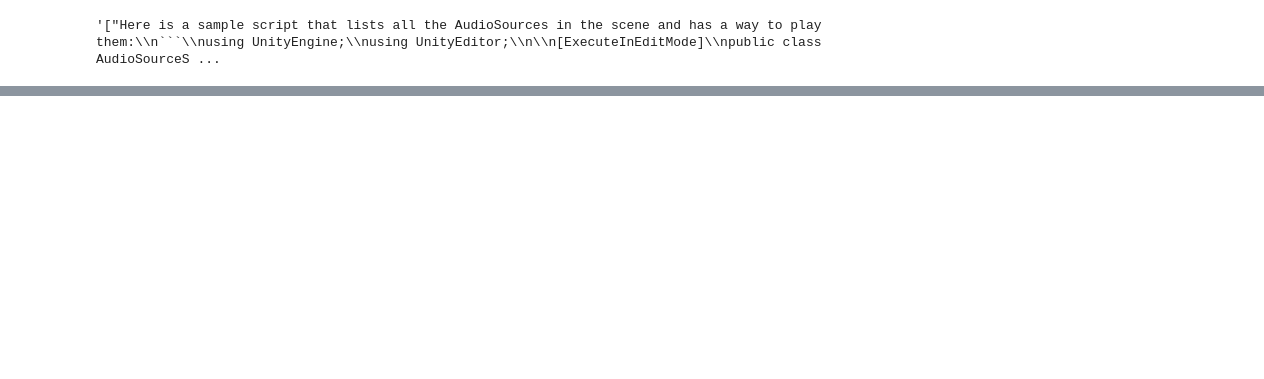
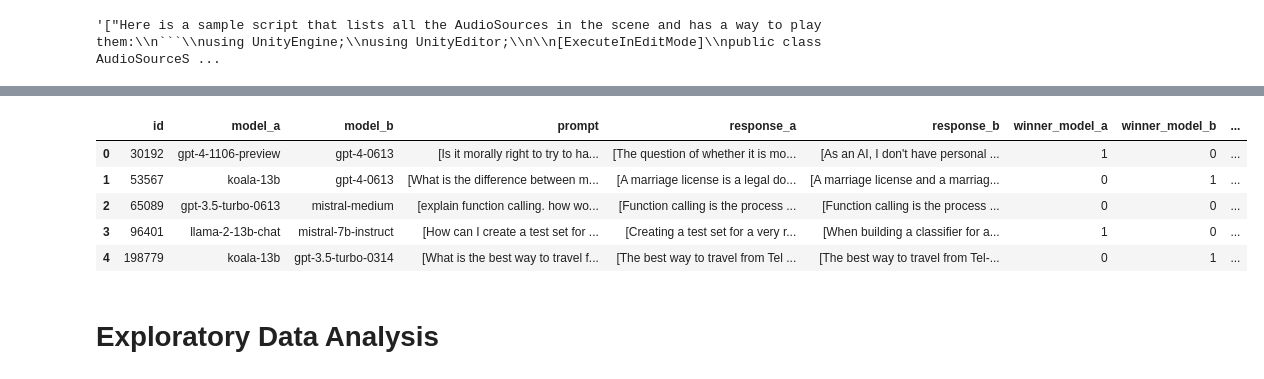
Before and after one commit to DiaPorntipa/chatbot-responds-preference-pridiction, a Jupyter notebook: my-submission.ipynb, the cells around one changed output, grey strips where cells are left out. Saved outputs shown, nothing was run; the diff lists cells and outputs as text; code cells hidden in the pictures; blank space fills up the shorter version.

```diff
--- a/my-submission.ipynb
+++ b/my-submission.ipynb
@@ -119,0 +127,31 @@ df_orig.loc[130, "response_a"]
+# %%
+# Word-count features
+import re
+def word_count(text):
+    return len(re.findall(r'\b\w+\b', text))
+
+df['response_a_wc'] = df['response_a'].apply(lambda x: [word_count(text) for text in x])
+df['response_b_wc'] = df['response_b'].apply(lambda x: [word_count(text) for text in x])
+
+# Sentiment features
+!pip install -U textblob
+from textblob import TextBlob
+def get_sentiment(text):
+    blob = TextBlob(text)
+    return blob.sentiment.polarity
+
+# df['prompt_sentiment'] = df['prompt'].apply(lambda x: [get_sentiment(text) for text in x])
+# df['response_a_sentiment'] = df['response_a'].apply(lambda x: [get_sentiment(text) for text in x])
+# df['response_b_sentiment'] = df['response_b'].apply(lambda x: [get_sentiment(text) for text in x])
+
+# Readability scores
+!pip install textstat
+import textstat
+def get_readability(text):
+    return textstat.automated_readability_index(text)
+
+df['response_a_readability'] = df['response_a'].apply(lambda x: [get_readability(text) for text in x])
+df['response_b_readability'] = df['response_b'].apply(lambda x: [get_readability(text) for text in x])
+
+df.head()
+# %% [output]
@@ -119,0 +175,8 @@ df_orig.loc[130, "response_a"]
+|  | id | model_a | model_b | prompt | response_a | response_b | winner_model_a | winner_model_b | ... |
+| 0 | 30192 | gpt-4-1106-preview | gpt-4-0613 | [Is it morally right to try to ha... | [The question of whether it is mo... | [As an AI, I don't have personal ... | 1 | 0 | ... |
+| 1 | 53567 | koala-13b | gpt-4-0613 | [What is the difference between m... | [A marriage license is a legal do... | [A marriage license and a marriag... | 0 | 1 | ... |
+| 2 | 65089 | gpt-3.5-turbo-0613 | mistral-medium | [explain function calling. how wo... | [Function calling is the process ... | [Function calling is the process ... | 0 | 0 | ... |
+| 3 | 96401 | llama-2-13b-chat | mistral-7b-instruct | [How can I create a test set for ... | [Creating a test set for a very r... | [When building a classifier for a... | 1 | 0 | ... |
+| 4 | 198779 | koala-13b | gpt-3.5-turbo-0314 | [What is the best way to travel f... | [The best way to travel from Tel ... | [The best way to travel from Tel-... | 0 | 1 | ... |
+# %% [markdown]
+# Exploratory Data Analysis
```
Also changed, not shown: parts of 5 cells of this notebook.
